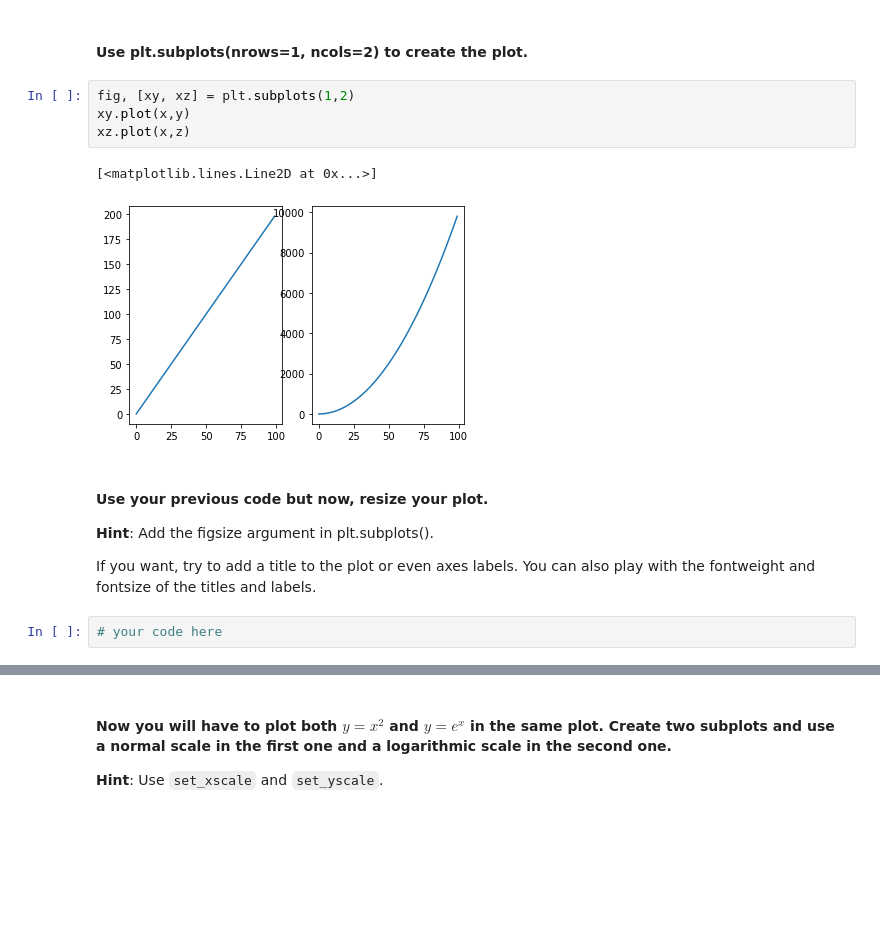
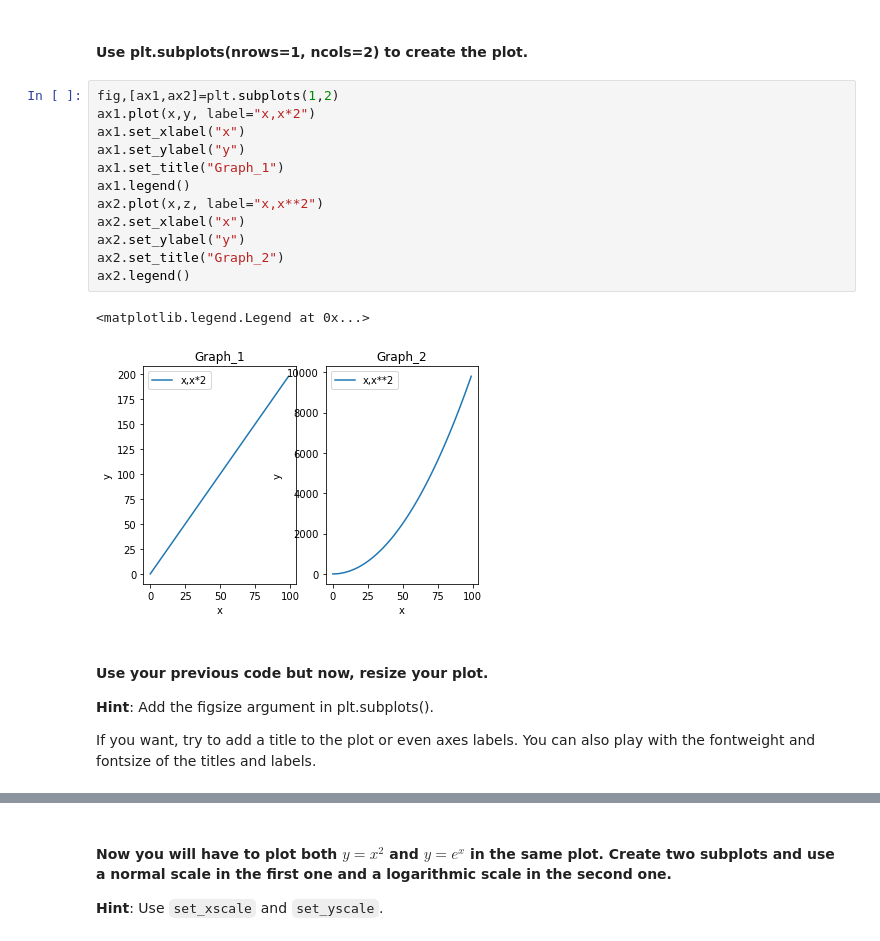
Before and after one commit to AbdulAlabdali/DA_tasks, a Jupyter notebook: Mod 2 Lab 1/Mod 2 Lab 1 Matplotlib & Seaborn.ipynb, the cells around one changed output, grey strips where cells are left out. Cells and saved outputs as stored; diff of their text form; blank space fills up the shorter version.

```diff
--- a/Mod 2 Lab 1/Mod 2 Lab 1 Matplotlib & Seaborn.ipynb
+++ b/Mod 2 Lab 1/Mod 2 Lab 1 Matplotlib & Seaborn.ipynb
@@ -65,16 +70,22 @@ plt.plot(x,z)
 # %% [markdown]
 #### Use plt.subplots(nrows=1, ncols=2) to create the plot.
-# %%
-fig, [xy, xz] = plt.subplots(1,2)
-xy.plot(x,y)
-xz.plot(x,z)
-# %% [output]
-[<matplotlib.lines.Line2D at 0x...>]
-[figure, removed]
+# %%
+fig,[ax1,ax2]=plt.subplots(1,2)
+ax1.plot(x,y, label="x,x*2")
+ax1.set_xlabel("x")
+ax1.set_ylabel("y")
+ax1.set_title("Graph_1")
+ax1.legend()
+ax2.plot(x,z, label="x,x**2")
+ax2.set_xlabel("x")
+ax2.set_ylabel("y")
+ax2.set_title("Graph_2")
+ax2.legend()
+# %% [output]
+<matplotlib.legend.Legend at 0x...>
+[figure, added]
 # %% [markdown]
 #### Use your previous code but now, resize your plot.
 **Hint**: Add the figsize argument in plt.subplots().
 
 If you want, try to add a title to the plot or even axes labels. You can also play with the fontweight and fontsize of the titles and labels.
-# %%
-# your code here
```
Also changed, not shown: parts of 53 cells of this notebook, 11 other files.
